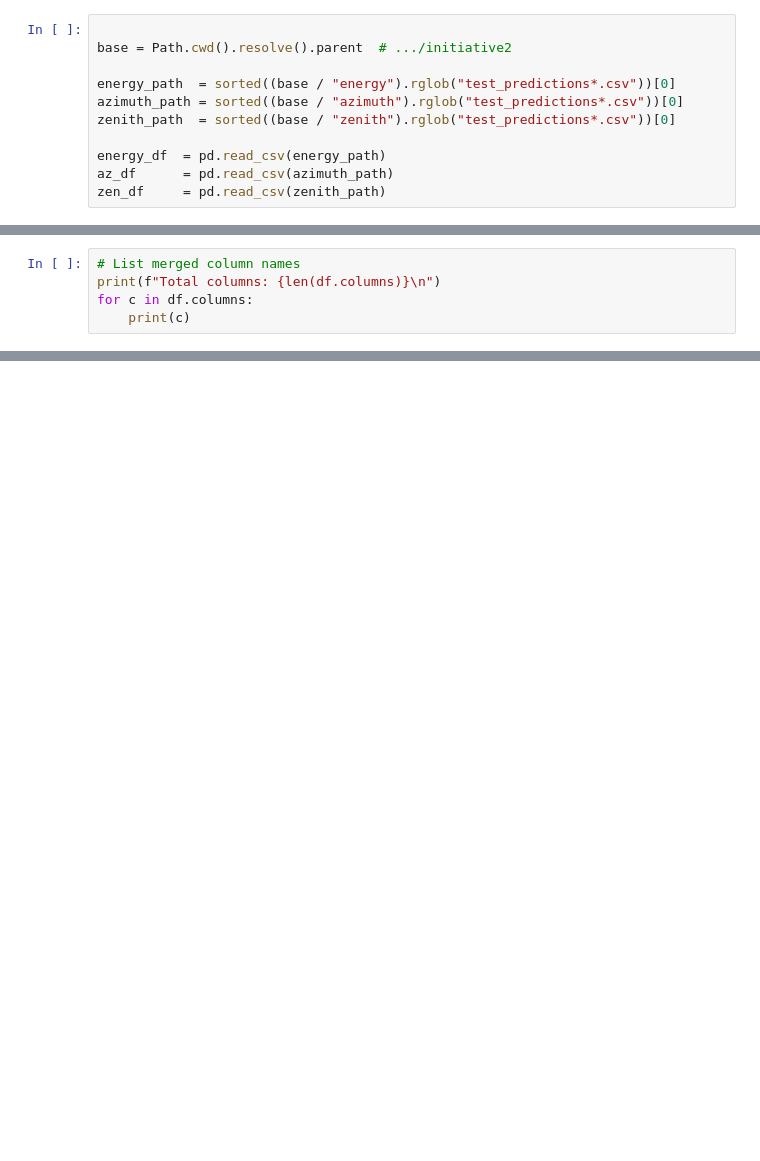
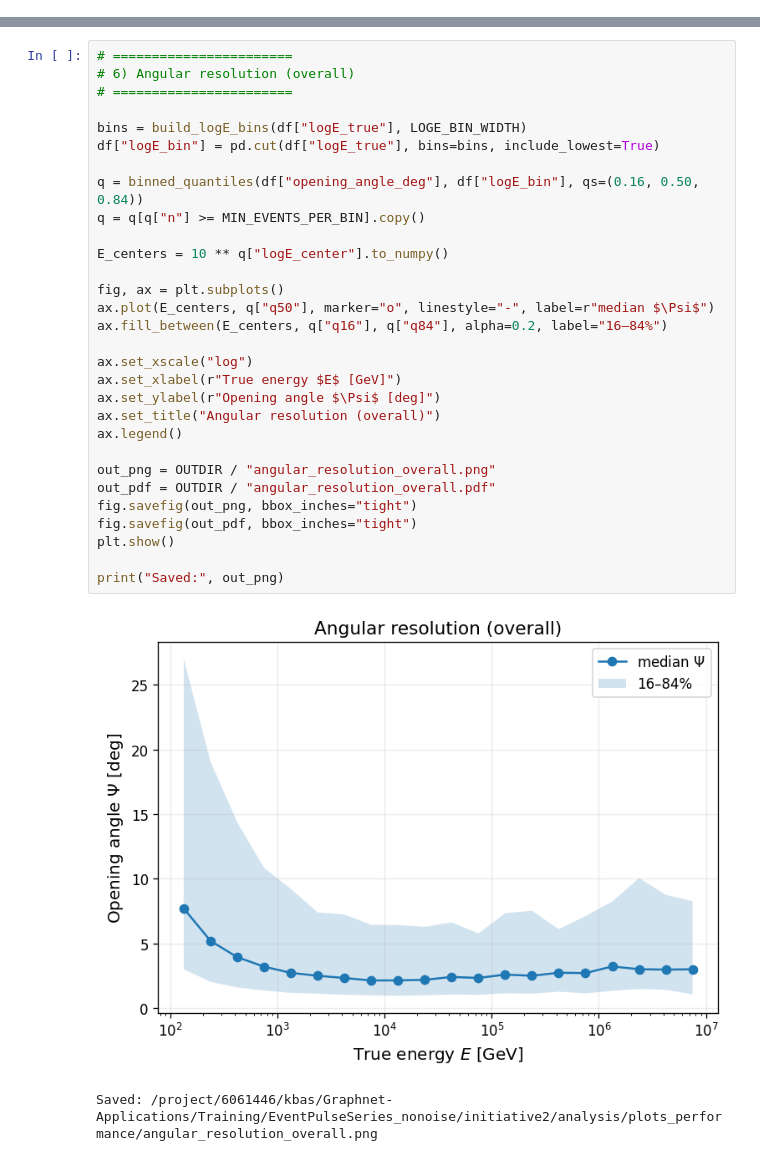
Before and after one commit to kubrabas/Graphnet-Applications, a Jupyter notebook: Training/EventPulseSeries_nonoise/initiative2/analysis/performance.ipynb, the cells around one changed output, grey strips where cells are left out. Drawn from its saved outputs; the diff is of its cells as text; blank space fills up the shorter version.

```diff
--- a/Training/EventPulseSeries_nonoise/initiative2/analysis/performance.ipynb
+++ b/Training/EventPulseSeries_nonoise/initiative2/analysis/performance.ipynb
@@ -7,11 +0,0 @@ import pandas as pd
-# %%
-
-base = Path.cwd().resolve().parent  # .../initiative2
-
-energy_path  = sorted((base / "energy").rglob("test_predictions*.csv"))[0]
-azimuth_path = sorted((base / "azimuth").rglob("test_predictions*.csv"))[0]
-zenith_path  = sorted((base / "zenith").rglob("test_predictions*.csv"))[0]
-
-energy_df  = pd.read_csv(energy_path)
-az_df      = pd.read_csv(azimuth_path)
-zen_df     = pd.read_csv(zenith_path)
@@ -114,5 +0,0 @@ residual_zenith_degree_ZEN
-# %%
-# List merged column names
-print(f"Total columns: {len(df.columns)}\n")
-for c in df.columns:
-    print(c)
@@ -273,0 +343,33 @@ plt.show()
+# %%
+# =======================
+# 6) Angular resolution (overall)
+# =======================
+
+bins = build_logE_bins(df["logE_true"], LOGE_BIN_WIDTH)
+df["logE_bin"] = pd.cut(df["logE_true"], bins=bins, include_lowest=True)
+
+q = binned_quantiles(df["opening_angle_deg"], df["logE_bin"], qs=(0.16, 0.50, 0.84))
+q = q[q["n"] >= MIN_EVENTS_PER_BIN].copy()
+
+E_centers = 10 ** q["logE_center"].to_numpy()
+
+fig, ax = plt.subplots()
+ax.plot(E_centers, q["q50"], marker="o", linestyle="-", label=r"median $\Psi$")
+ax.fill_between(E_centers, q["q16"], q["q84"], alpha=0.2, label="16–84%")
+
+ax.set_xscale("log")
+ax.set_xlabel(r"True energy $E$ [GeV]")
+ax.set_ylabel(r"Opening angle $\Psi$ [deg]")
+ax.set_title("Angular resolution (overall)")
+ax.legend()
+
+out_png = OUTDIR / "angular_resolution_overall.png"
+out_pdf = OUTDIR / "angular_resolution_overall.pdf"
+fig.savefig(out_png, bbox_inches="tight")
+fig.savefig(out_pdf, bbox_inches="tight")
+plt.show()
+
+print("Saved:", out_png)
+# %% [output]
+[figure, added]
+Saved: /project/6061446/kbas/Graphnet-Applications/Training/EventPulseSeries_nonoise/initiative2/analysis/plots_performance/angular_resolution_overall.png
```
Also changed, not shown: parts of 34 cells of this notebook, 12 other files.
